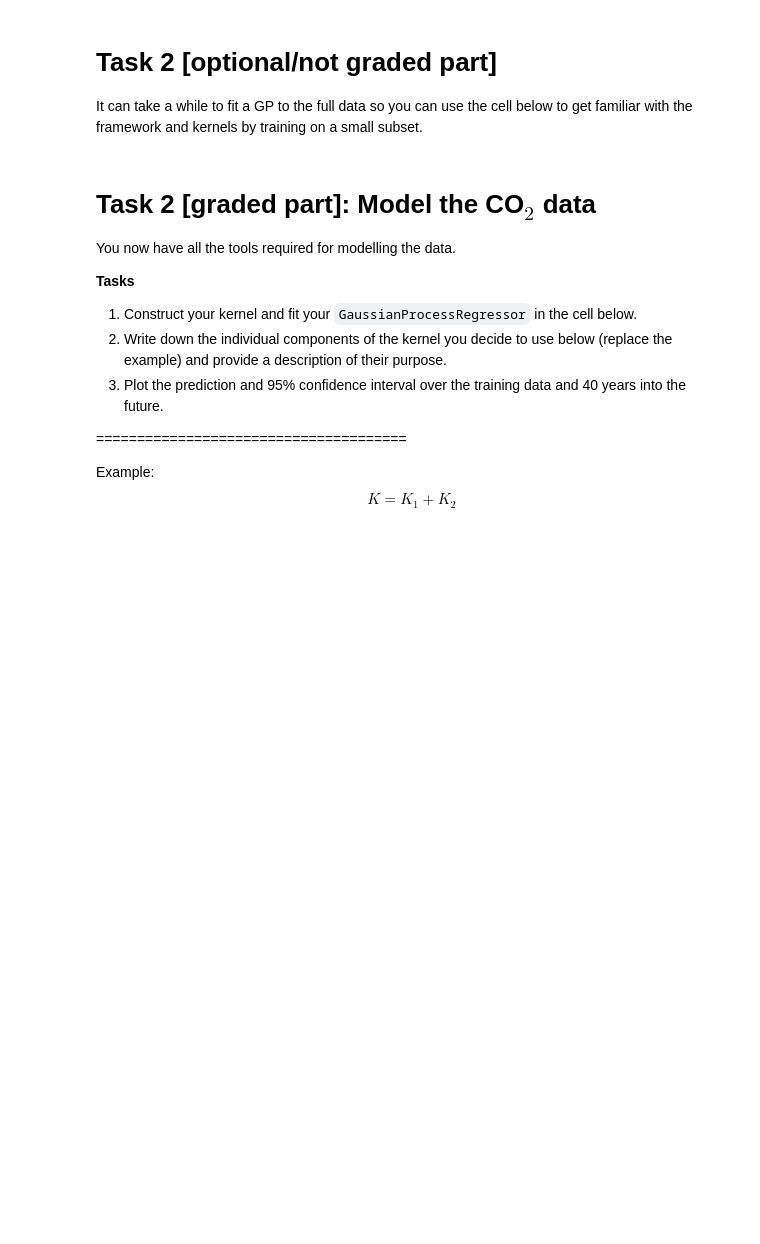
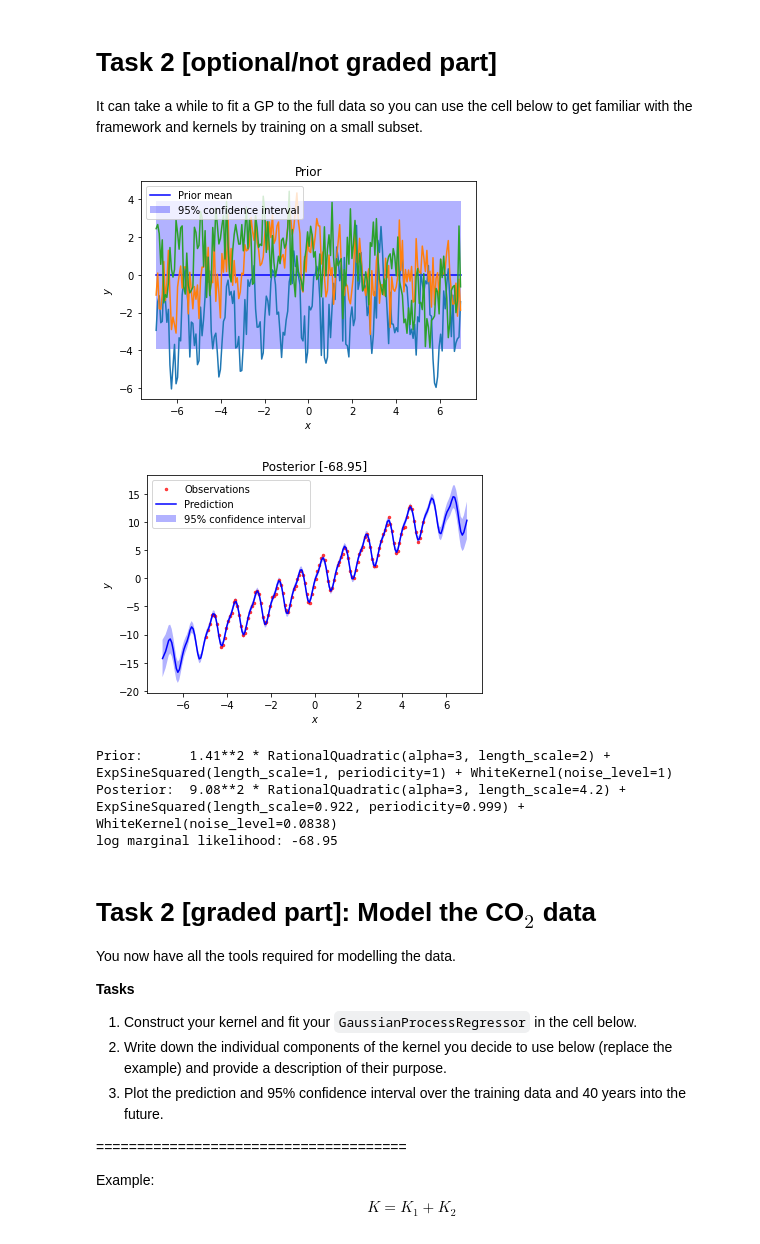
Before and after one commit to Zleander/PML_Exercises, a Jupyter notebook: Ex04/Exercise_04/Exercise_04.ipynb, the cells around one changed output. Saved outputs shown, nothing was run; the diff lists cells and outputs as text; code cells hidden in the pictures; blank space fills up the shorter version.

```diff
--- a/Ex04/Exercise_04/Exercise_04.ipynb
+++ b/Ex04/Exercise_04/Exercise_04.ipynb
@@ -421,7 +481,8 @@ x=np.linspace(Xsmall[0]-2,Xsmall[-1]+2,200)
 ####################
 # Define your kernel
 ####################
-kernel = None
+kernel =  2.0*RationalQuadratic(length_scale=2,alpha=3,length_scale_bounds=(1e0, 1e1),
+  alpha_bounds="fixed")+ExpSineSquared() + WhiteKernel()
 ####################
 
 # Instantiate a Gaussian Process model
@@ -442,33 +503,39 @@ plt.plot(x, y_samples)
 plt.fill_between(x.ravel(),y_prior_mean - 1.96 * sigma_prior,y_prior_mean + 1.96 * sigma_prior,
          alpha=.3, fc='b', ec='None', label='95% confidence interval')
 
 plt.xlabel('$x$')
 plt.ylabel('$y$')
 plt.legend(loc='upper left')
 
 
 # Fit to data using Maximum Likelihood Estimation of the parameters
 gp.fit(Xsmall, Ysmall)
 
 
 #Predict mean and standard deviation
 y_pred, sigma = gp.predict(x, return_std=True)
 
 # Plot the function, the prediction and the 95% confidence interval
 plt.figure()
 plt.title(f'Posterior [{gp.log_marginal_likelihood():.2f}]')
 plt.plot(Xsmall, Ysmall, 'r.', markersize=5,alpha=0.7, label='Observations')
 plt.plot(x, y_pred, 'b-', label='Prediction')
 plt.fill_between(x.ravel(),y_pred.ravel() - 1.96 * sigma,y_pred.ravel() + 1.96 * sigma,
          alpha=.3, fc='b', ec='None', label='95% confidence interval')
 plt.xlabel('$x$')
 plt.ylabel('$y$')
 plt.legend(loc='upper left')
 plt.show()
 
 print('Prior:     ',gp.kernel)
 print('Posterior: ',gp.kernel_)
 print('log marginal likelihood: {:.2f}'.format(gp.log_marginal_likelihood()))
+# %% [output]
+[figure, added]
+[figure, added]
+Prior:      1.41**2 * RationalQuadratic(alpha=3, length_scale=2) + ExpSineSquared(length_scale=1, periodicity=1) + WhiteKernel(noise_level=1)
+Posterior:  9.08**2 * RationalQuadratic(alpha=3, length_scale=4.2) + ExpSineSquared(length_scale=0.922, periodicity=0.999) + WhiteKernel(noise_level=0.0838)
+log marginal likelihood: -68.95
 # %% [markdown]
 # Task 2 [graded part]: Model the CO$_2$ data
 You now have all the tools required for modelling the data.
```
Also changed, not shown: parts of 8 cells of this notebook.
